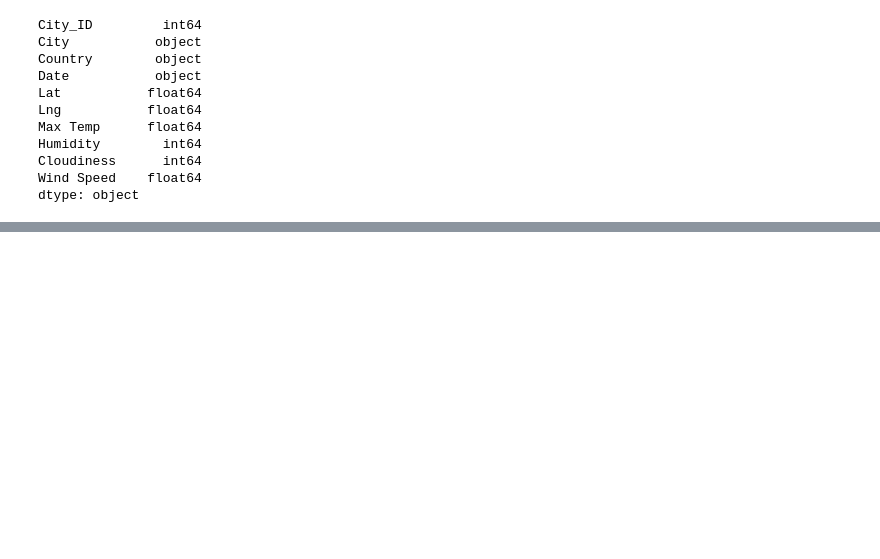
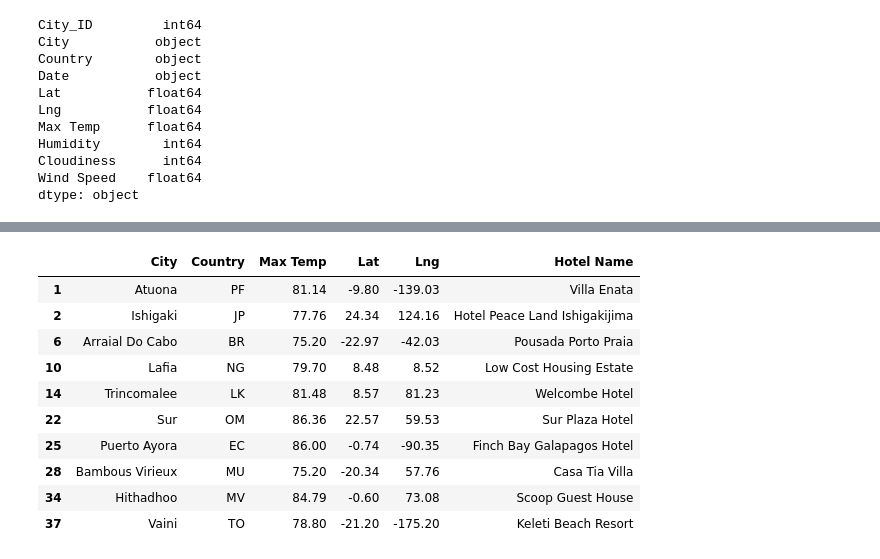
Before and after one commit to GaryRunyon/World_Weather_Analysis, a Jupyter notebook: WeatherPy.ipynb, the cells around one changed output, grey strips where cells are left out. Saved outputs shown, nothing was run; the diff lists cells and outputs as text; code cells hidden in the pictures; blank space fills up the shorter version.

```diff
--- a/WeatherPy.ipynb
+++ b/WeatherPy.ipynb
@@ -775,0 +954,26 @@ fig
+# %%
+# Set parameters to search for a hotel.
+params = {
+    "radius": 5000,
+    "type": "lodging",
+    "key": g_key
+}
+# %%
+# Iterate through the DataFrame.
+for index, row in hotel_df.iterrows():
+    # Get the latitude and longitude.
+    lat = row["Lat"]
+    lng = row["Lng"]
+
+    # Add the latitude and longitude to location key for the params dictionary.
+    params["location"] = f"{lat},{lng}"
+
+    # Use the search term: "lodging" and our latitude and longitude.
+    base_url = "https://maps.googleapis.com/maps/api/place/nearbysearch/json"
+    # Make request and get the JSON data from the search.
+    hotels = requests.get(base_url, params=params).json()
+    # Grab the first hotel from the results and store the name.
+    try:
+        hotel_df.loc[index, "Hotel Name"] = hotels["results"][0]["name"]
+    except (IndexError):
+        print("Hotel not found... skipping")
@@ -775,0 +995,14 @@ fig
+# %%
+hotel_df.head(10)
+# %% [output]
+|  | City | Country | Max Temp | Lat | Lng | Hotel Name |
+| 1 | Atuona | PF | 81.14 | -9.80 | -139.03 | Villa Enata |
+| 2 | Ishigaki | JP | 77.76 | 24.34 | 124.16 | Hotel Peace Land Ishigakijima |
+| 6 | Arraial Do Cabo | BR | 75.20 | -22.97 | -42.03 | Pousada Porto Praia |
+| 10 | Lafia | NG | 79.70 | 8.48 | 8.52 | Low Cost Housing Estate |
+| 14 | Trincomalee | LK | 81.48 | 8.57 | 81.23 | Welcombe Hotel |
+| 22 | Sur | OM | 86.36 | 22.57 | 59.53 | Sur Plaza Hotel |
+| 25 | Puerto Ayora | EC | 86.00 | -0.74 | -90.35 | Finch Bay Galapagos Hotel |
+| 28 | Bambous Virieux | MU | 75.20 | -20.34 | 57.76 | Casa Tia Villa |
+| 34 | Hithadhoo | MV | 84.79 | -0.60 | 73.08 | Scoop Guest House |
+| 37 | Vaini | TO | 78.80 | -21.20 | -175.20 | Keleti Beach Resort |
```
Also changed, not shown: parts of 56 cells of this notebook, 12 other files.
